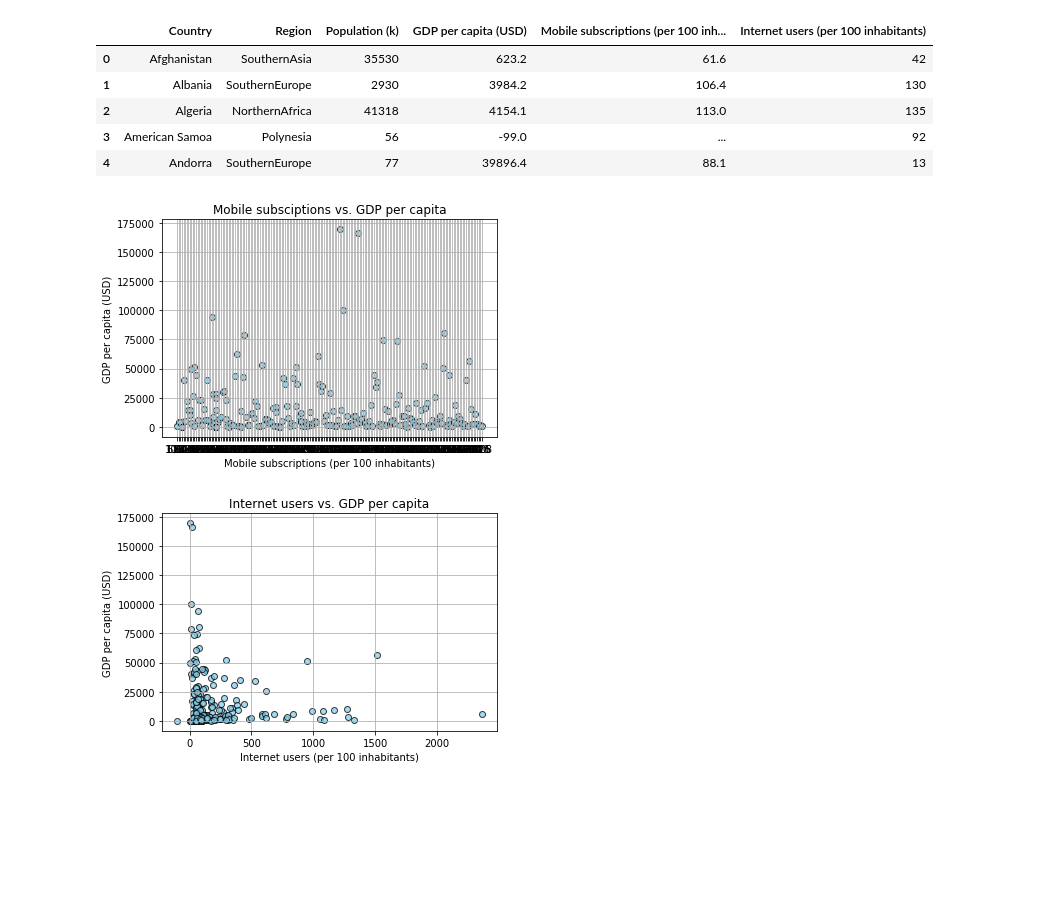
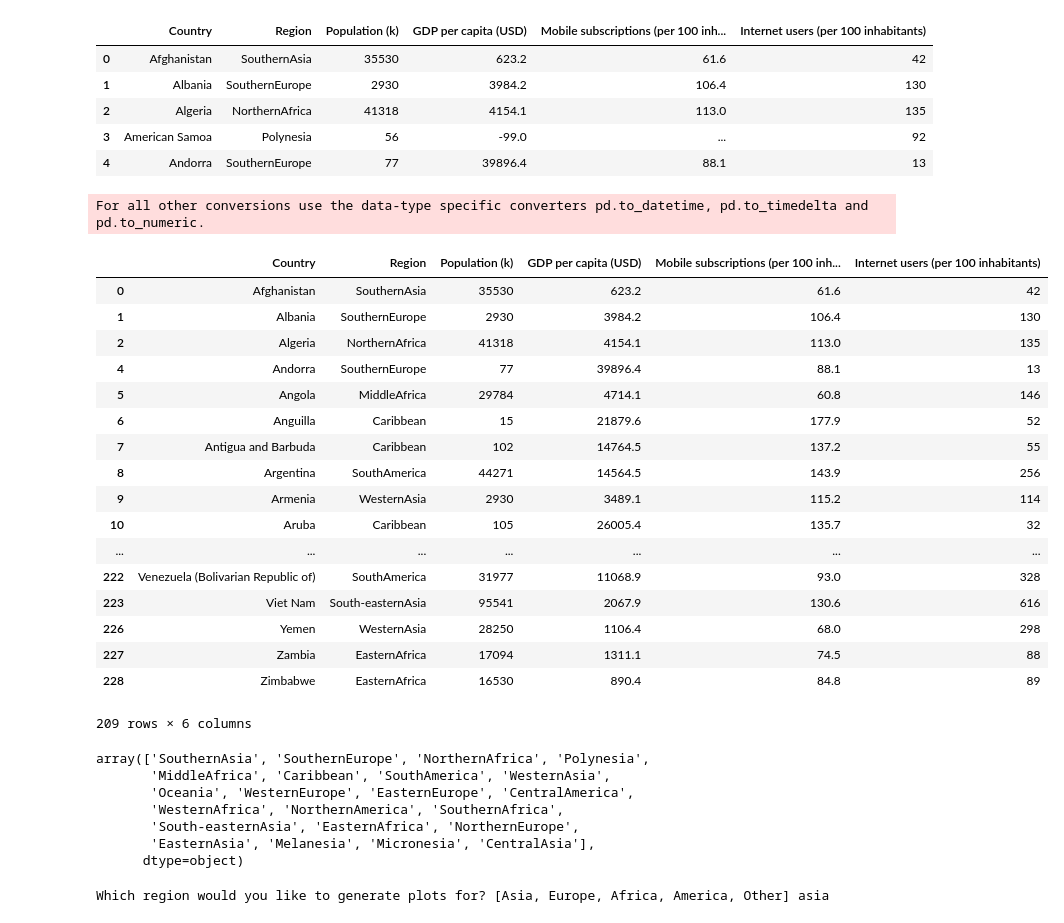
Before and after one commit to Data-Analytics-Project-Group/Visualizing-World-Economic-Trends, a Jupyter notebook: Visualizing World Economic Trends.ipynb, the cells around one changed output. Drawn from its saved outputs; the diff is of its cells as text; code cells hidden in the pictures; blank space fills up the shorter version.

```diff
--- a/Visualizing World Economic Trends.ipynb
+++ b/Visualizing World Economic Trends.ipynb
@@ -41,39 +41,41 @@ tech_data.head()
 | 2 | Algeria | NorthernAfrica | 41318 | 4154.1 | 113.0 | 135 |
 | 3 | American Samoa | Polynesia | 56 | -99.0 | ... | 92 |
 | 4 | Andorra | SouthernEurope | 77 | 39896.4 | 88.1 | 13 |
-# %%
-# Mobile subsciptions vs. GDP per capita
-plt.scatter(tech_data["Mobile subscriptions (per 100 inhabitants)"],
-            tech_data["GDP per capita (USD)"],
-            facecolors = "skyblue",
-            edgecolors = "black",
-            linewidths = 1,
-            marker = "o",
-            alpha = 0.75)
-
-plt.title("Mobile subsciptions vs. GDP per capita")
-plt.ylabel("GDP per capita (USD)")
-plt.xlabel("Mobile subscriptions (per 100 inhabitants)")
-plt.grid(True)
-
-plt.show()
-# %% [output]
-[figure, removed]
-# %%
-# Internet users vs. GDP per capita
-plt.scatter(tech_data["Internet users (per 100 inhabitants)"],
-            tech_data["GDP per capita (USD)"],
-            facecolors = "skyblue",
-            edgecolors = "black",
-            linewidths = 1,
-            marker = "o",
-            alpha = 0.75)
-
-plt.title("Internet users vs. GDP per capita")
-plt.ylabel("GDP per capita (USD)")
-plt.xlabel("Internet users (per 100 inhabitants)")
-plt.grid(True)
-
-plt.show()
-# %% [output]
-[figure, removed]
+# %%
+# Convert the mobile subscriptions column's data type from string to float
+tech_data["Mobile subscriptions (per 100 inhabitants)"] = tech_data["Mobile subscriptions (per 100 inhabitants)"].convert_objects(convert_numeric = True)
+
+# Clean the data and remove the countries with invalid GDP per capita and mobile subscriptions values of -99.0
+tech_data[tech_data["GDP per capita (USD)"] > -99.0]
+tech_data[tech_data["Mobile subscriptions (per 100 inhabitants)"] > -99.0]
+# %% [output]
+For all other conversions use the data-type specific converters pd.to_datetime, pd.to_timedelta and pd.to_numeric.
+|  | Country | Region | Population (k) | GDP per capita (USD) | Mobile subscriptions (per 100 inh... | Internet users (per 100 inhabitants) |
+| 0 | Afghanistan | SouthernAsia | 35530 | 623.2 | 61.6 | 42 |
+| 1 | Albania | SouthernEurope | 2930 | 3984.2 | 106.4 | 130 |
+| 2 | Algeria | NorthernAfrica | 41318 | 4154.1 | 113.0 | 135 |
+| 4 | Andorra | SouthernEurope | 77 | 39896.4 | 88.1 | 13 |
+| 5 | Angola | MiddleAfrica | 29784 | 4714.1 | 60.8 | 146 |
+| 6 | Anguilla | Caribbean | 15 | 21879.6 | 177.9 | 52 |
+| 7 | Antigua and Barbuda | Caribbean | 102 | 14764.5 | 137.2 | 55 |
+| 8 | Argentina | SouthAmerica | 44271 | 14564.5 | 143.9 | 256 |
+| 9 | Armenia | WesternAsia | 2930 | 3489.1 | 115.2 | 114 |
+| 10 | Aruba | Caribbean | 105 | 26005.4 | 135.7 | 32 |
+| ... | ... | ... | ... | ... | ... | ... |
+| 222 | Venezuela (Bolivarian Republic of) | SouthAmerica | 31977 | 11068.9 | 93.0 | 328 |
+| 223 | Viet Nam | South-easternAsia | 95541 | 2067.9 | 130.6 | 616 |
+| 226 | Yemen | WesternAsia | 28250 | 1106.4 | 68.0 | 298 |
+| 227 | Zambia | EasternAfrica | 17094 | 1311.1 | 74.5 | 88 |
+| 228 | Zimbabwe | EasternAfrica | 16530 | 890.4 | 84.8 | 89 |
+209 rows × 6 columns
+# %%
+# Identify the unique regions in the data
+tech_data.Region.unique()
+# %% [output]
+array(['SouthernAsia', 'SouthernEurope', 'NorthernAfrica', 'Polynesia',
+       'MiddleAfrica', 'Caribbean', 'SouthAmerica', 'WesternAsia',
+       'Oceania', 'WesternEurope', 'EasternEurope', 'CentralAmerica',
+       'WesternAfrica', 'NorthernAmerica', 'SouthernAfrica',
+       'South-easternAsia', 'EasternAfrica', 'NorthernEurope',
+       'EasternAsia', 'Melanesia', 'Micronesia', 'CentralAsia'],
+      dtype=object)
@@ -79,0 +89,5 @@ plt.show()
+# %%
+# Ask the user which region they would like to generate plots for
+region = input("Which region would you like to generate plots for? [Asia, Europe, Africa, America, Other] ")
+# %% [output]
+Which region would you like to generate plots for? [Asia, Europe, Africa, America, Other] asia
```
Also changed, not shown: parts of 3 cells of this notebook.
